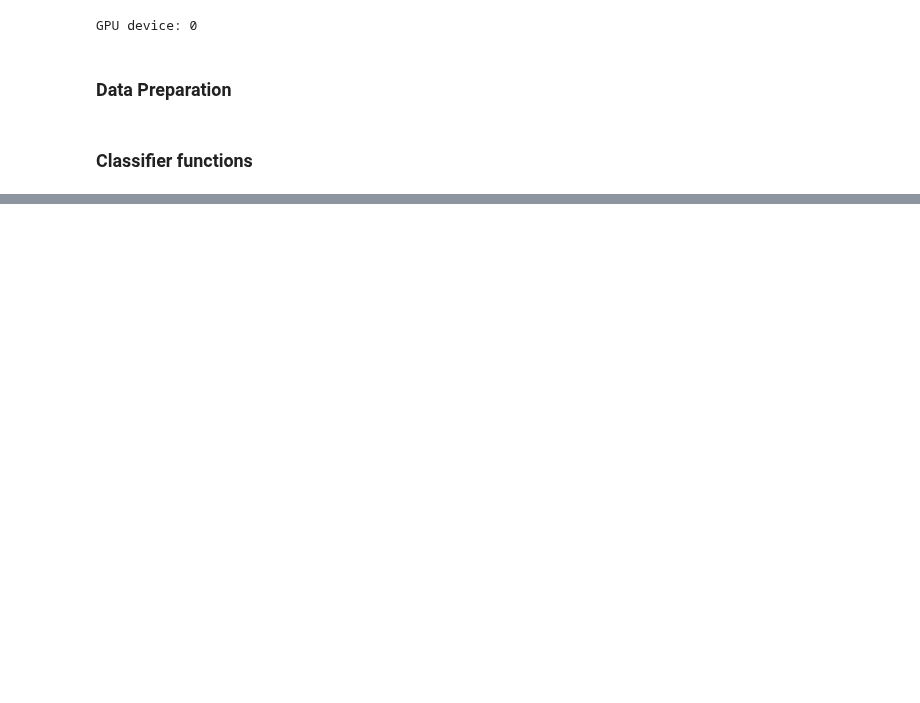
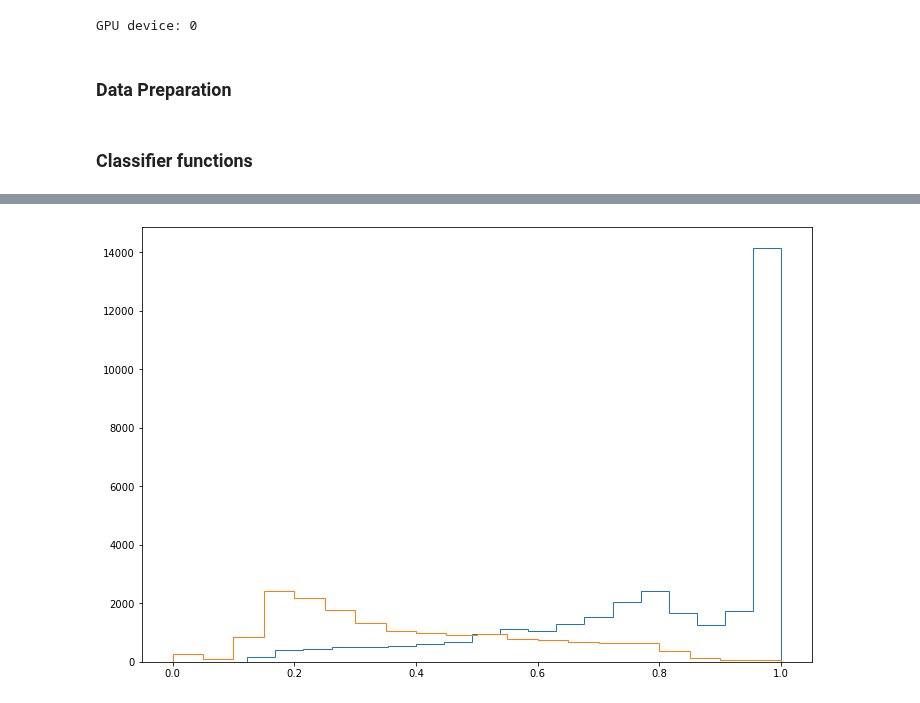
Before and after one commit to zcapjdb/UKAEAGroupProject, a Jupyter notebook: src/notebooks/Temperature_Scaling.ipynb, the cells around one changed output, grey strips where cells are left out. Drawn from its saved outputs; the diff is of its cells as text; code cells hidden in the pictures; blank space fills up the shorter version.

```diff
--- a/src/notebooks/Temperature_Scaling.ipynb
+++ b/src/notebooks/Temperature_Scaling.ipynb
@@ -197,0 +278,10 @@ plt.ylabel('Temperature (T)');
+# %%
+plt.figure(figsize = (12,8))
+
+yes = norm_preds[y_train == 1].numpy()
+no = norm_preds[y_train == 0].numpy()
+
+plt.hist(yes, bins = 20, histtype = "step");
+plt.hist(no, bins = 20, histtype = "step");
+# %% [output]
+[figure, added]
```
Also changed, not shown: parts of 12 cells of this notebook, 2 other files.
